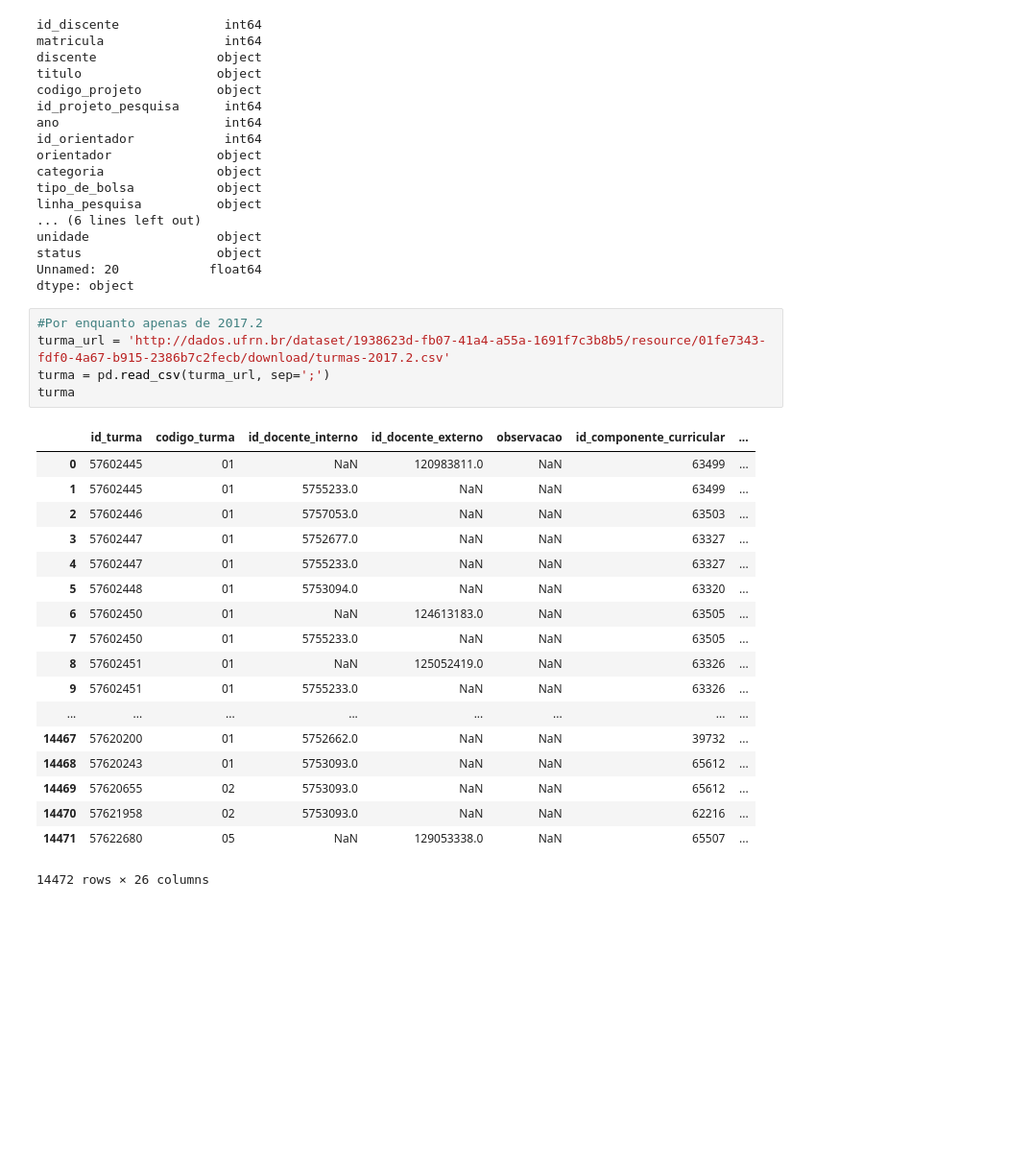
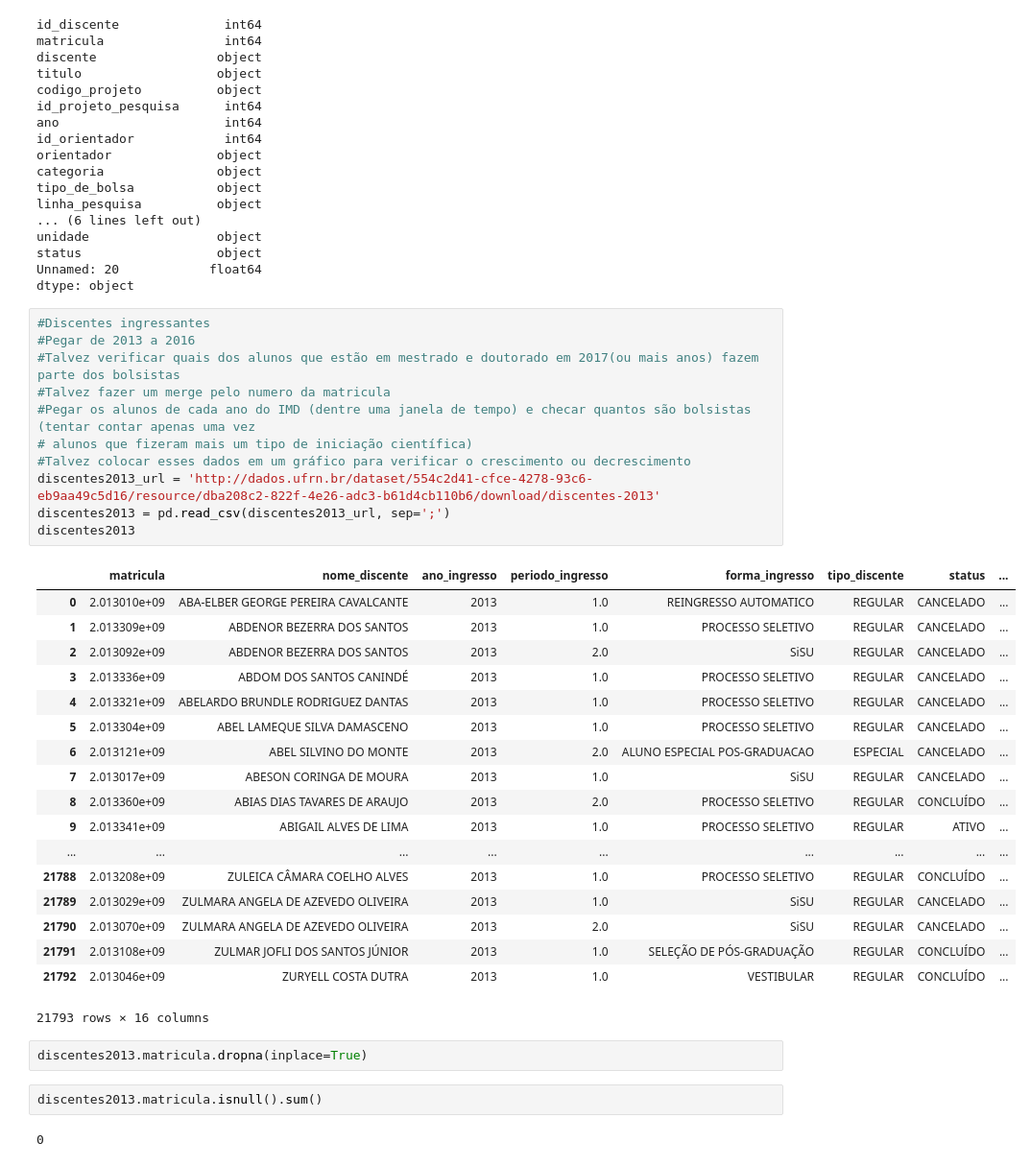
Before and after one commit to patysayonara/PROB_TRABALHO, a Jupyter notebook: Trabalho.ipynb, the cells around one changed output. Shown: that part at 96% size. Cells and saved outputs as stored; diff of their text form; blank space fills up the shorter version.

```diff
--- a/Trabalho.ipynb
+++ b/Trabalho.ipynb
@@ -45,27 +74,39 @@ unidade                 object
 status                  object
 Unnamed: 20            float64
 dtype: object
-# %%
-#Por enquanto apenas de 2017.2
-turma_url = 'http://dados.ufrn.br/dataset/1938623d-fb07-41a4-a55a-1691f7c3b8b5/resource/01fe7343-fdf0-4a67-b915-2386b7c2fecb/download/turmas-2017.2.csv'
-turma = pd.read_csv(turma_url, sep=';')
-turma
-# %% [output]
-|  | id_turma | codigo_turma | id_docente_interno | id_docente_externo | observacao | id_componente_curricular | ... |
-| 0 | 57602445 | 01 | NaN | 120983811.0 | NaN | 63499 | ... |
-| 1 | 57602445 | 01 | 5755233.0 | NaN | NaN | 63499 | ... |
-| 2 | 57602446 | 01 | 5757053.0 | NaN | NaN | 63503 | ... |
-| 3 | 57602447 | 01 | 5752677.0 | NaN | NaN | 63327 | ... |
-| 4 | 57602447 | 01 | 5755233.0 | NaN | NaN | 63327 | ... |
-| 5 | 57602448 | 01 | 5753094.0 | NaN | NaN | 63320 | ... |
-| 6 | 57602450 | 01 | NaN | 124613183.0 | NaN | 63505 | ... |
-| 7 | 57602450 | 01 | 5755233.0 | NaN | NaN | 63505 | ... |
-| 8 | 57602451 | 01 | NaN | 125052419.0 | NaN | 63326 | ... |
-| 9 | 57602451 | 01 | 5755233.0 | NaN | NaN | 63326 | ... |
-| ... | ... | ... | ... | ... | ... | ... | ... |
-| 14467 | 57620200 | 01 | 5752662.0 | NaN | NaN | 39732 | ... |
-| 14468 | 57620243 | 01 | 5753093.0 | NaN | NaN | 65612 | ... |
-| 14469 | 57620655 | 02 | 5753093.0 | NaN | NaN | 65612 | ... |
-| 14470 | 57621958 | 02 | 5753093.0 | NaN | NaN | 62216 | ... |
-| 14471 | 57622680 | 05 | NaN | 129053338.0 | NaN | 65507 | ... |
-14472 rows × 26 columns
+# %%
+#Discentes ingressantes
+#Pegar de 2013 a 2016
+#Talvez verificar quais dos alunos que estão em mestrado e doutorado em 2017(ou mais anos) fazem parte dos bolsistas
+#Talvez fazer um merge pelo numero da matricula
+#Pegar os alunos de cada ano do IMD (dentre uma janela de tempo) e checar quantos são bolsistas (tentar contar apenas uma vez
+# alunos que fizeram mais um tipo de iniciação científica)
+#Talvez colocar esses dados em um gráfico para verificar o crescimento ou decrescimento
+discentes2013_url = 'http://dados.ufrn.br/dataset/554c2d41-cfce-4278-93c6-eb9aa49c5d16/resource/dba208c2-822f-4e26-adc3-b61d4cb110b6/download/discentes-2013'
+discentes2013 = pd.read_csv(discentes2013_url, sep=';')
+discentes2013
+# %% [output]
+|  | matricula | nome_discente | ano_ingresso | periodo_ingresso | forma_ingresso | tipo_discente | status | ... |
+| 0 | 2.013010e+09 | ABA-ELBER GEORGE PEREIRA CAVALCANTE | 2013 | 1.0 | REINGRESSO AUTOMATICO | REGULAR | CANCELADO | ... |
+| 1 | 2.013309e+09 | ABDENOR BEZERRA DOS SANTOS | 2013 | 1.0 | PROCESSO SELETIVO | REGULAR | CANCELADO | ... |
+| 2 | 2.013092e+09 | ABDENOR BEZERRA DOS SANTOS | 2013 | 2.0 | SiSU | REGULAR | CANCELADO | ... |
+| 3 | 2.013336e+09 | ABDOM DOS SANTOS CANINDÉ | 2013 | 1.0 | PROCESSO SELETIVO | REGULAR | CANCELADO | ... |
+| 4 | 2.013321e+09 | ABELARDO BRUNDLE RODRIGUEZ DANTAS | 2013 | 1.0 | PROCESSO SELETIVO | REGULAR | CANCELADO | ... |
+| 5 | 2.013304e+09 | ABEL LAMEQUE SILVA DAMASCENO | 2013 | 1.0 | PROCESSO SELETIVO | REGULAR | CANCELADO | ... |
+| 6 | 2.013121e+09 | ABEL SILVINO DO MONTE | 2013 | 2.0 | ALUNO ESPECIAL POS-GRADUACAO | ESPECIAL | CANCELADO | ... |
+| 7 | 2.013017e+09 | ABESON CORINGA DE MOURA | 2013 | 1.0 | SiSU | REGULAR | CANCELADO | ... |
+| 8 | 2.013360e+09 | ABIAS DIAS TAVARES DE ARAUJO | 2013 | 2.0 | PROCESSO SELETIVO | REGULAR | CONCLUÍDO | ... |
+| 9 | 2.013341e+09 | ABIGAIL ALVES DE LIMA | 2013 | 1.0 | PROCESSO SELETIVO | REGULAR | ATIVO | ... |
+| ... | ... | ... | ... | ... | ... | ... | ... | ... |
+| 21788 | 2.013208e+09 | ZULEICA CÂMARA COELHO ALVES | 2013 | 1.0 | PROCESSO SELETIVO | REGULAR | CONCLUÍDO | ... |
+| 21789 | 2.013029e+09 | ZULMARA ANGELA DE AZEVEDO OLIVEIRA | 2013 | 1.0 | SiSU | REGULAR | CANCELADO | ... |
+| 21790 | 2.013070e+09 | ZULMARA ANGELA DE AZEVEDO OLIVEIRA | 2013 | 2.0 | SiSU | REGULAR | CANCELADO | ... |
+| 21791 | 2.013108e+09 | ZULMAR JOFLI DOS SANTOS JÚNIOR | 2013 | 1.0 | SELEÇÃO DE PÓS-GRADUAÇÃO | REGULAR | CONCLUÍDO | ... |
+| 21792 | 2.013046e+09 | ZURYELL COSTA DUTRA | 2013 | 1.0 | VESTIBULAR | REGULAR | CONCLUÍDO | ... |
+21793 rows × 16 columns
+# %%
+discentes2013.matricula.dropna(inplace=True)
+# %%
+discentes2013.matricula.isnull().sum()
+# %% [output]
+0
```
Also changed, not shown: parts of 19 cells of this notebook.
